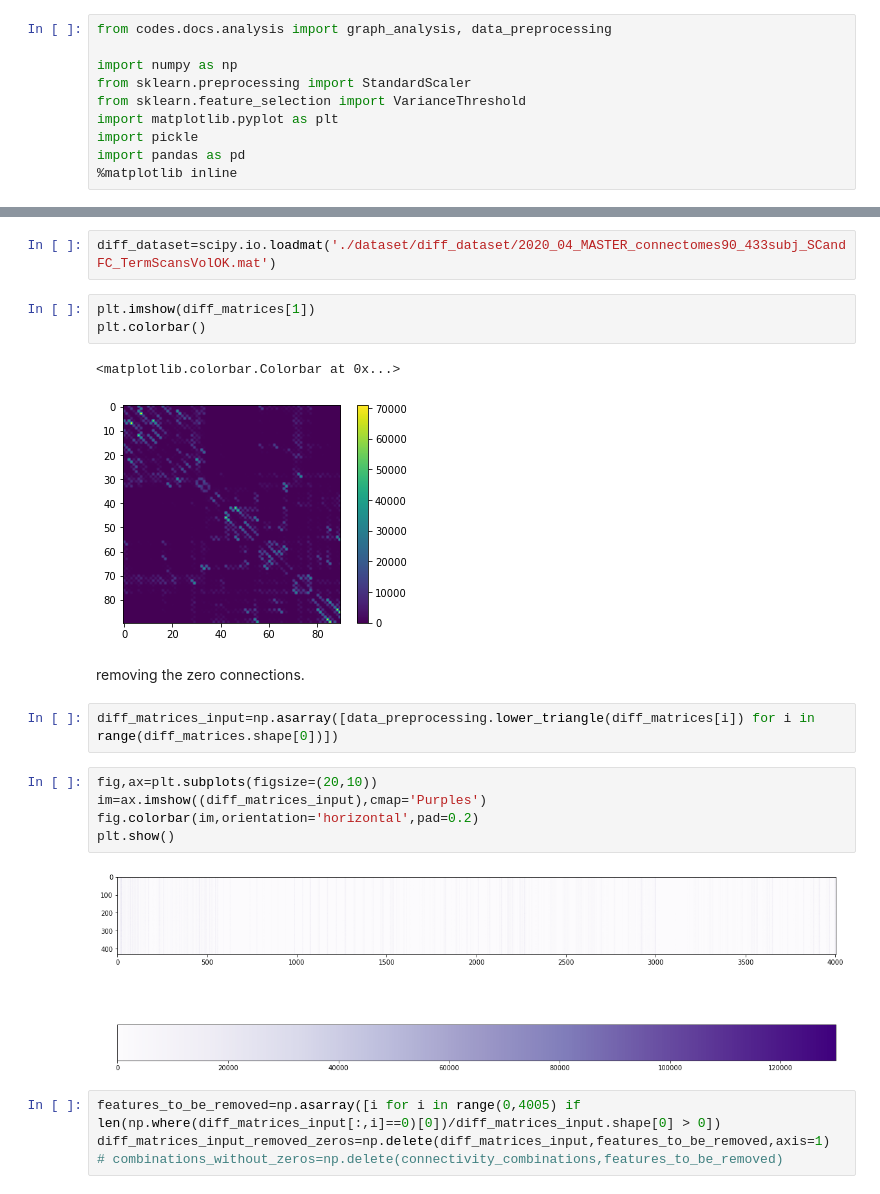
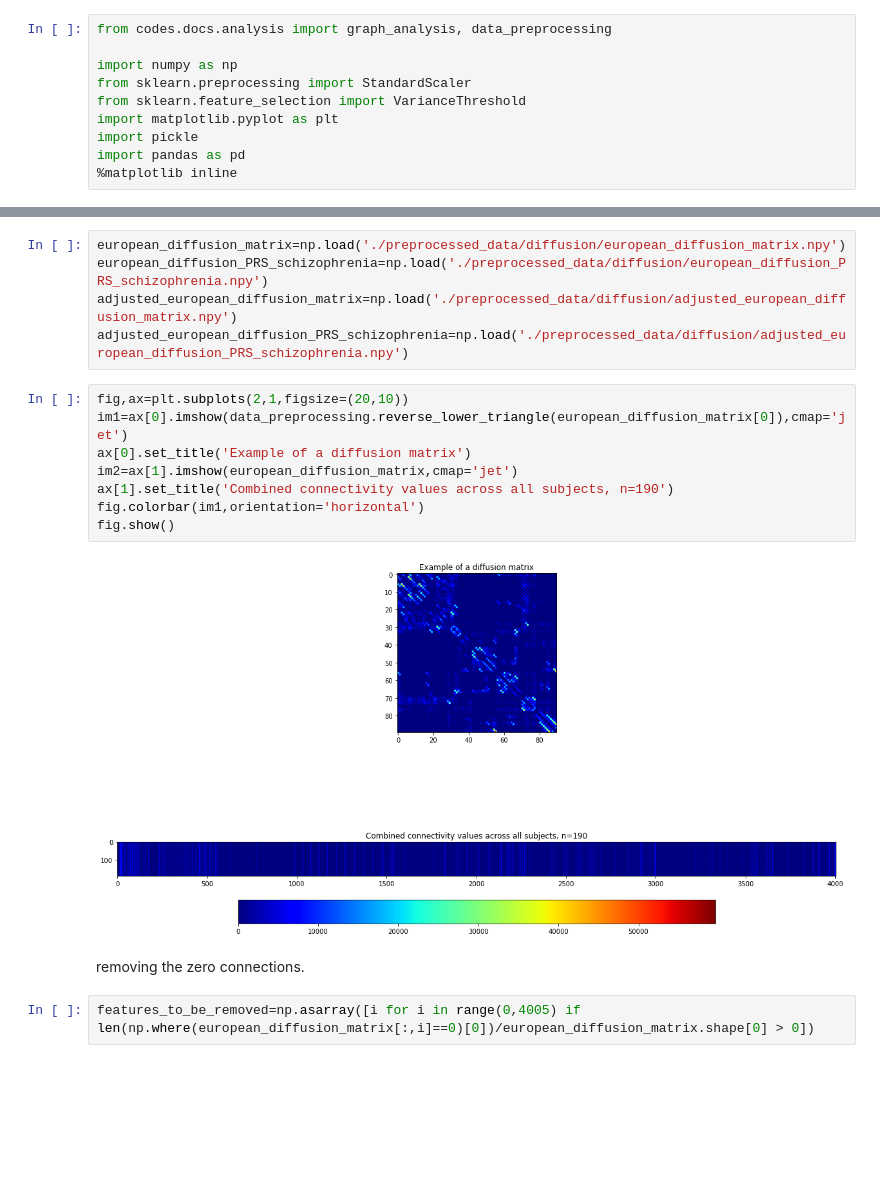
Before and after one commit to lehai-ml/schizophrenia_PRS, a Jupyter notebook: notebooks_results/dHCP/4_dHCP_diffMRI.ipynb, the cells around one changed output, grey strips where cells are left out. Saved outputs shown, nothing was run; the diff lists cells and outputs as text; blank space fills up the shorter version.

Commit message:
updated the permgraph network with diffusion data calculation

```diff
--- a/notebooks_results/dHCP/4_dHCP_diffMRI.ipynb
+++ b/notebooks_results/dHCP/4_dHCP_diffMRI.ipynb
@@ -60,23 +16,19 @@ import scipy.io
-# %%
-diff_dataset=scipy.io.loadmat('./dataset/diff_dataset/2020_04_MASTER_connectomes90_433subj_SCandFC_TermScansVolOK.mat')
-# %%
-plt.imshow(diff_matrices[1])
-plt.colorbar()
-# %% [output]
-<matplotlib.colorbar.Colorbar at 0x...>
-[figure, removed]
+# %%
+european_diffusion_matrix=np.load('./preprocessed_data/diffusion/european_diffusion_matrix.npy')
+european_diffusion_PRS_schizophrenia=np.load('./preprocessed_data/diffusion/european_diffusion_PRS_schizophrenia.npy')
+adjusted_european_diffusion_matrix=np.load('./preprocessed_data/diffusion/adjusted_european_diffusion_matrix.npy')
+adjusted_european_diffusion_PRS_schizophrenia=np.load('./preprocessed_data/diffusion/adjusted_european_diffusion_PRS_schizophrenia.npy')
+# %%
+fig,ax=plt.subplots(2,1,figsize=(20,10))
+im1=ax[0].imshow(data_preprocessing.reverse_lower_triangle(european_diffusion_matrix[0]),cmap='jet')
+ax[0].set_title('Example of a diffusion matrix')
+im2=ax[1].imshow(european_diffusion_matrix,cmap='jet')
+ax[1].set_title('Combined connectivity values across all subjects, n=190')
+fig.colorbar(im1,orientation='horizontal')
+fig.show()
+# %% [output]
+[figure, added]
 # %% [markdown]
 removing the zero connections.
 # %%
-diff_matrices_input=np.asarray([data_preprocessing.lower_triangle(diff_matrices[i]) for i in range(diff_matrices.shape[0])])
+features_to_be_removed=np.asarray([i for i in range(0,4005) if len(np.where(european_diffusion_matrix[:,i]==0)[0])/european_diffusion_matrix.shape[0] > 0])
-# %%
-fig,ax=plt.subplots(figsize=(20,10))
-im=ax.imshow((diff_matrices_input),cmap='Purples')
-fig.colorbar(im,orientation='horizontal',pad=0.2)
-plt.show()
-# %% [output]
-[figure, removed]
-# %%
-features_to_be_removed=np.asarray([i for i in range(0,4005) if len(np.where(diff_matrices_input[:,i]==0)[0])/diff_matrices_input.shape[0] > 0])
-diff_matrices_input_removed_zeros=np.delete(diff_matrices_input,features_to_be_removed,axis=1)
-# combinations_without_zeros=np.delete(connectivity_combinations,features_to_be_removed)
```
Also changed, not shown: parts of 24 cells of this notebook, 5 other files.
